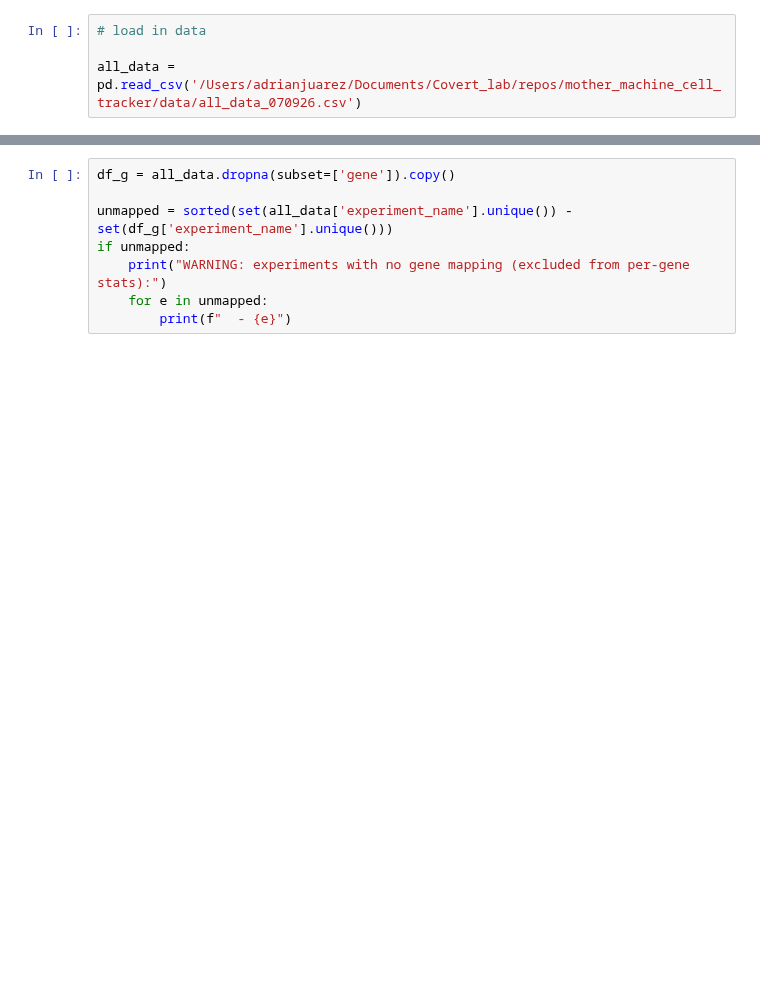
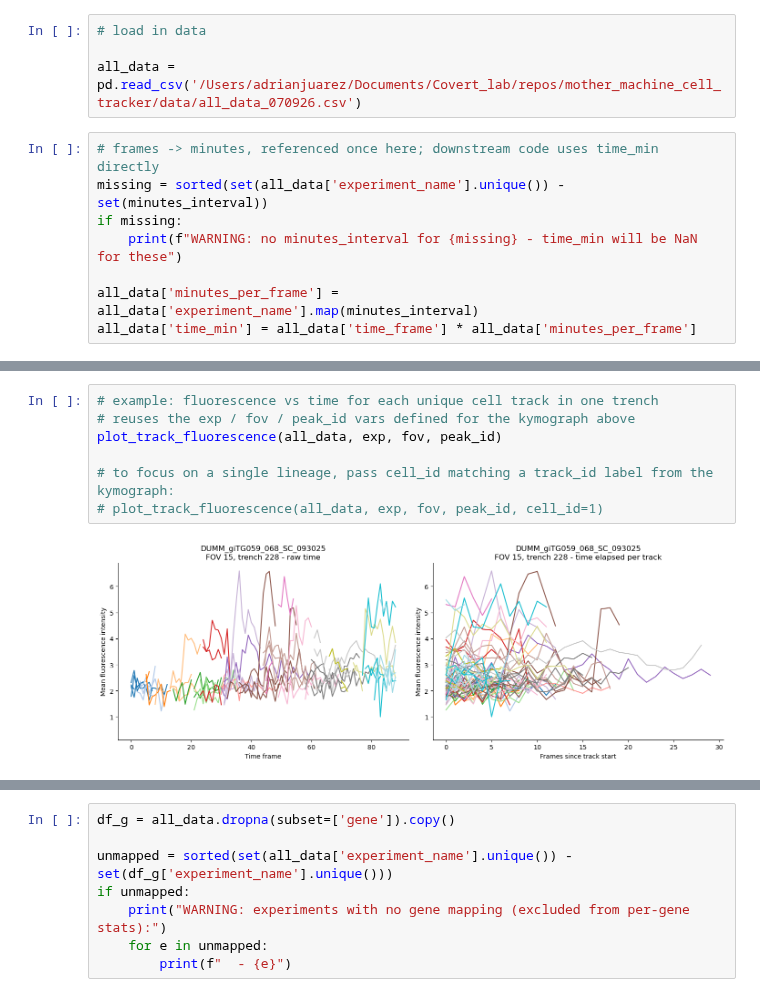
Before and after one commit to acJuarez/mother_machine_cell_tracker, a Jupyter notebook: notebooks/trackastra_figures.ipynb, the cells around one changed output, grey strips where cells are left out. Cells and saved outputs as stored; diff of their text form; blank space fills up the shorter version.

```diff
--- a/notebooks/trackastra_figures.ipynb
+++ b/notebooks/trackastra_figures.ipynb
@@ -404,3 +428,11 @@ exposure_dict= {'CL008_giTG068_072925': [45, 150],
 # load in data
 
 all_data = pd.read_csv('/Users/adrianjuarez/Documents/Covert_lab/repos/mother_machine_cell_tracker/data/all_data_070926.csv')
+# %%
+# frames -> minutes, referenced once here; downstream code uses time_min directly
+missing = sorted(set(all_data['experiment_name'].unique()) - set(minutes_interval))
+if missing:
+    print(f"WARNING: no minutes_interval for {missing} - time_min will be NaN for these")
+
+all_data['minutes_per_frame'] = all_data['experiment_name'].map(minutes_interval)
+all_data['time_min'] = all_data['time_frame'] * all_data['minutes_per_frame']
@@ -406,0 +522,9 @@ all_data = pd.read_csv('/Users/adrianjuarez/Documents/Covert_lab/repos/mother_ma
+# %%
+# example: fluorescence vs time for each unique cell track in one trench
+# reuses the exp / fov / peak_id vars defined for the kymograph above
+plot_track_fluorescence(all_data, exp, fov, peak_id)
+
+# to focus on a single lineage, pass cell_id matching a track_id label from the kymograph:
+# plot_track_fluorescence(all_data, exp, fov, peak_id, cell_id=1)
+# %% [output]
+[figure, added]
```
Also changed, not shown: parts of 17 cells of this notebook, 2 other files.
